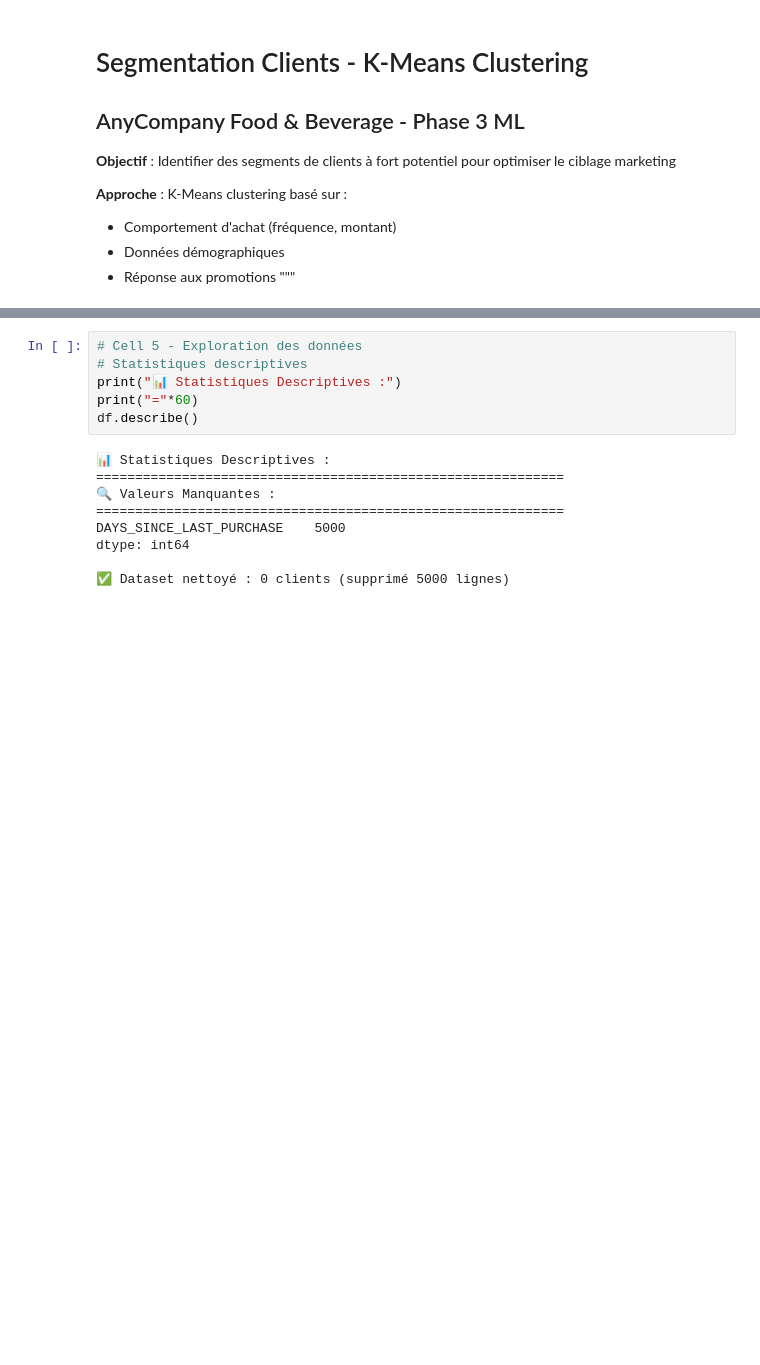
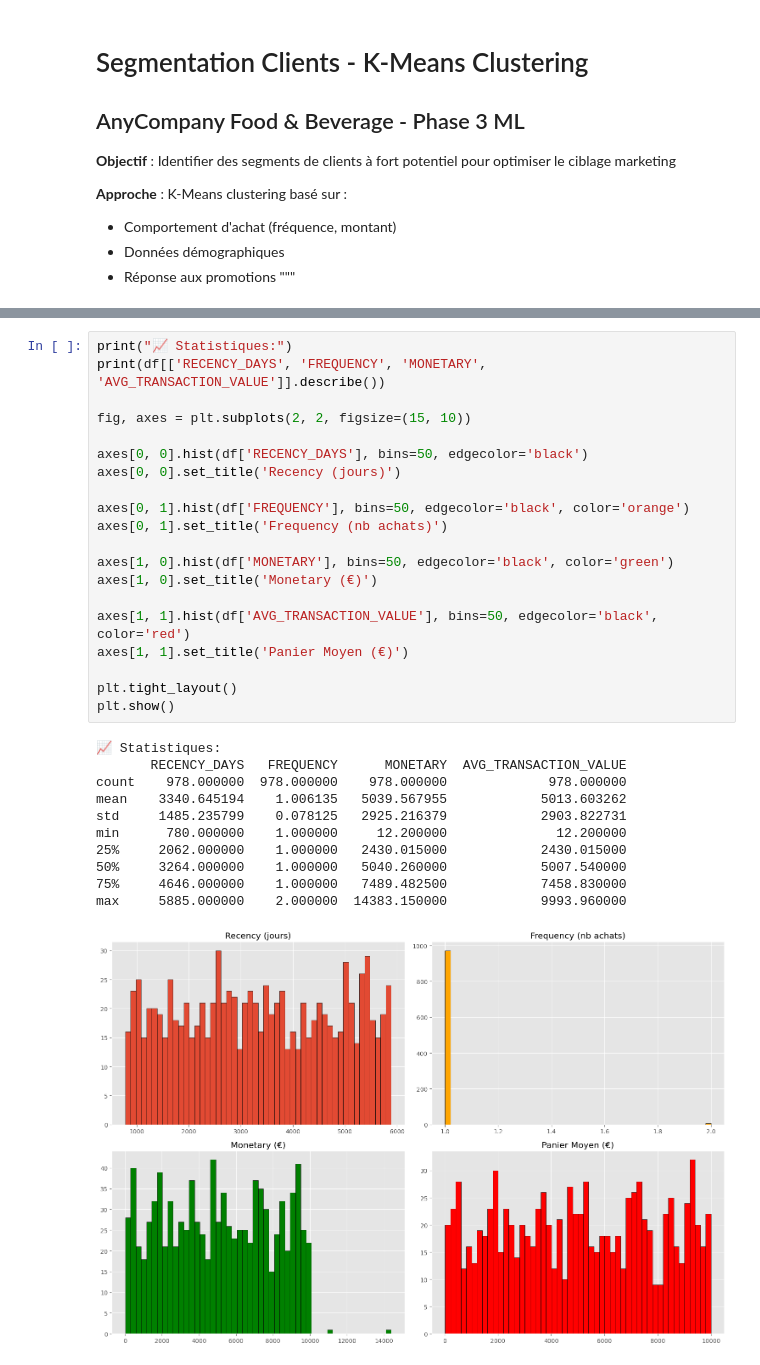
Before and after one commit to magueyefall1306/Workshop, a Jupyter notebook: ml/customer_segmentation.ipynb, the cells around one changed output, grey strips where cells are left out. Drawn from its saved outputs; the diff is of its cells as text; blank space fills up the shorter version.

Commit message:
mis à jour du projet final

```diff
--- a/ml/customer_segmentation.ipynb
+++ b/ml/customer_segmentation.ipynb
@@ -98,16 +72,33 @@ df.head()
 # %%
-# Cell 5 - Exploration des données
-# Statistiques descriptives
-print("📊 Statistiques Descriptives :")
-print("="*60)
-df.describe()
+print("📈 Statistiques:")
+print(df[['RECENCY_DAYS', 'FREQUENCY', 'MONETARY', 'AVG_TRANSACTION_VALUE']].describe())
+
+fig, axes = plt.subplots(2, 2, figsize=(15, 10))
+
+axes[0, 0].hist(df['RECENCY_DAYS'], bins=50, edgecolor='black')
+axes[0, 0].set_title('Recency (jours)')
+
+axes[0, 1].hist(df['FREQUENCY'], bins=50, edgecolor='black', color='orange')
+axes[0, 1].set_title('Frequency (nb achats)')
+
+axes[1, 0].hist(df['MONETARY'], bins=50, edgecolor='black', color='green')
+axes[1, 0].set_title('Monetary (€)')
+
+axes[1, 1].hist(df['AVG_TRANSACTION_VALUE'], bins=50, edgecolor='black', color='red')
+axes[1, 1].set_title('Panier Moyen (€)')
+
+plt.tight_layout()
+plt.show()
 # %% [output]
-📊 Statistiques Descriptives :
-============================================================
-🔍 Valeurs Manquantes :
-============================================================
-DAYS_SINCE_LAST_PURCHASE    5000
-dtype: int64
-
-✅ Dataset nettoyé : 0 clients (supprimé 5000 lignes)
+📈 Statistiques:
+       RECENCY_DAYS   FREQUENCY      MONETARY  AVG_TRANSACTION_VALUE
+count    978.000000  978.000000    978.000000             978.000000
+mean    3340.645194    1.006135   5039.567955            5013.603262
+std     1485.235799    0.078125   2925.216379            2903.822731
+min      780.000000    1.000000     12.200000              12.200000
+25%     2062.000000    1.000000   2430.015000            2430.015000
+50%     3264.000000    1.000000   5040.260000            5007.540000
+75%     4646.000000    1.000000   7489.482500            7458.830000
+max     5885.000000    2.000000  14383.150000            9993.960000
+[figure, added]
 # %%
```
Also changed, not shown: parts of 15 cells of this notebook, 10 other files.
